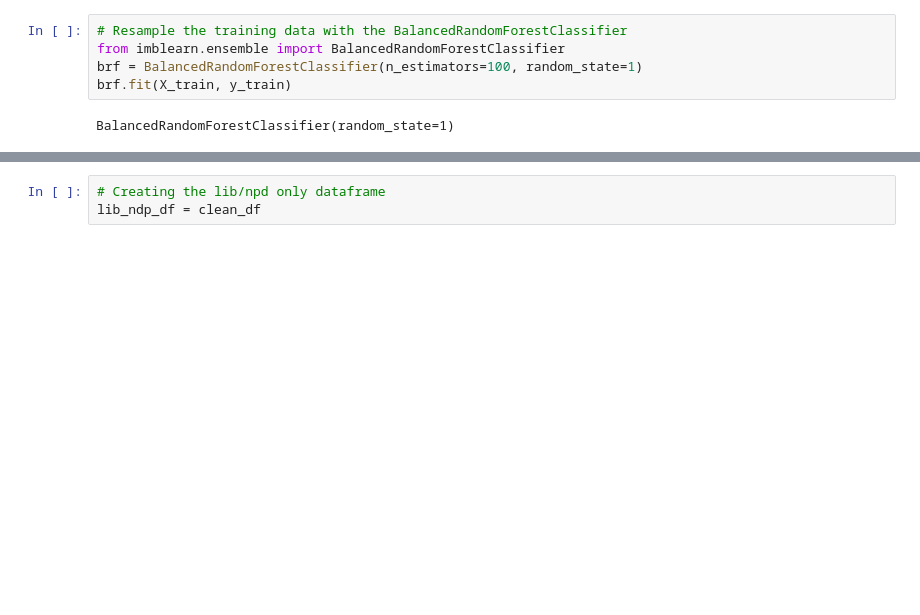
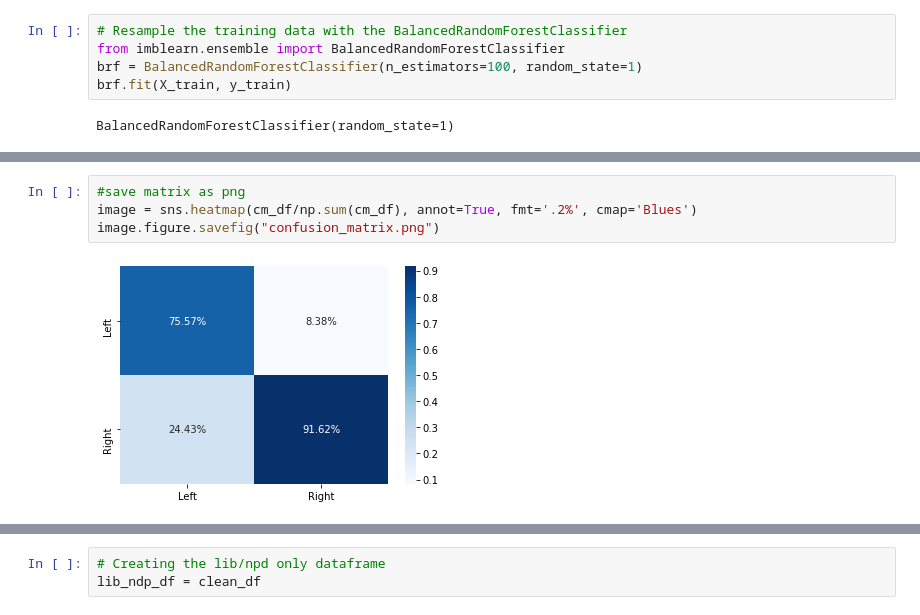
Before and after one commit to jhilberdink/Canadian_Election_Study_Analysis, a Jupyter notebook: machine_learning4.ipynb, the cells around one changed output, grey strips where cells are left out. Saved outputs shown, nothing was run; the diff lists cells and outputs as text; blank space fills up the shorter version.

```diff
--- a/machine_learning4.ipynb
+++ b/machine_learning4.ipynb
@@ -155,3 +175,9 @@ balanced_accuracy_score(y_test, y_pred)
+# %%
+#save matrix as png
+image = sns.heatmap(cm_df/np.sum(cm_df), annot=True, fmt='.2%', cmap='Blues')
+image.figure.savefig("confusion_matrix.png")
+# %% [output]
+[figure, added]
 # %%
 # Checking feature importance
 feat_importances = pd.Series(brf.feature_importances_, index=X.columns)
```
Also changed, not shown: parts of 21 cells of this notebook.
